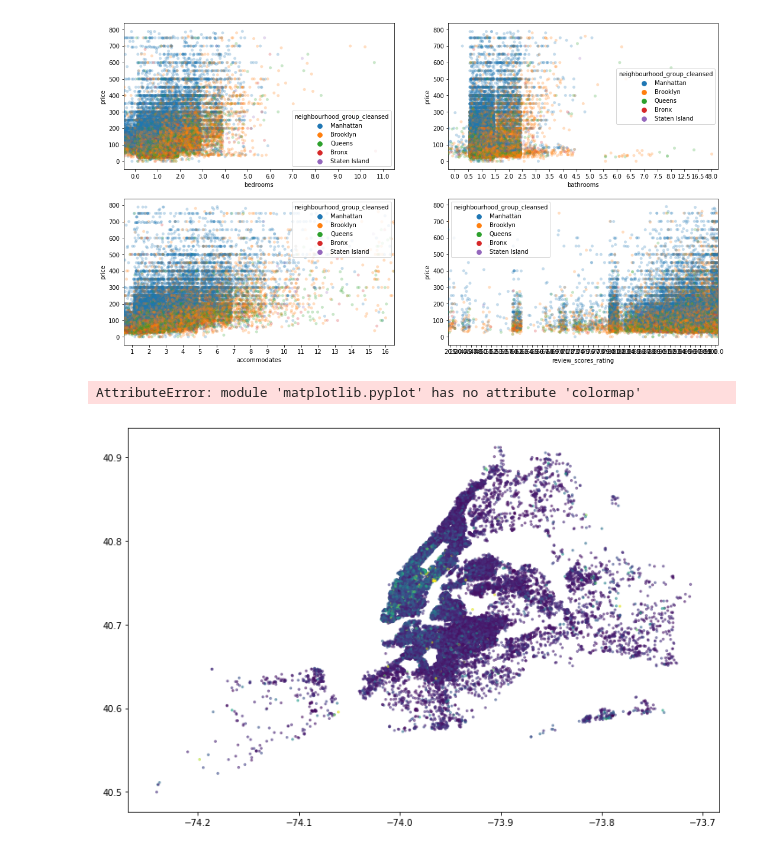
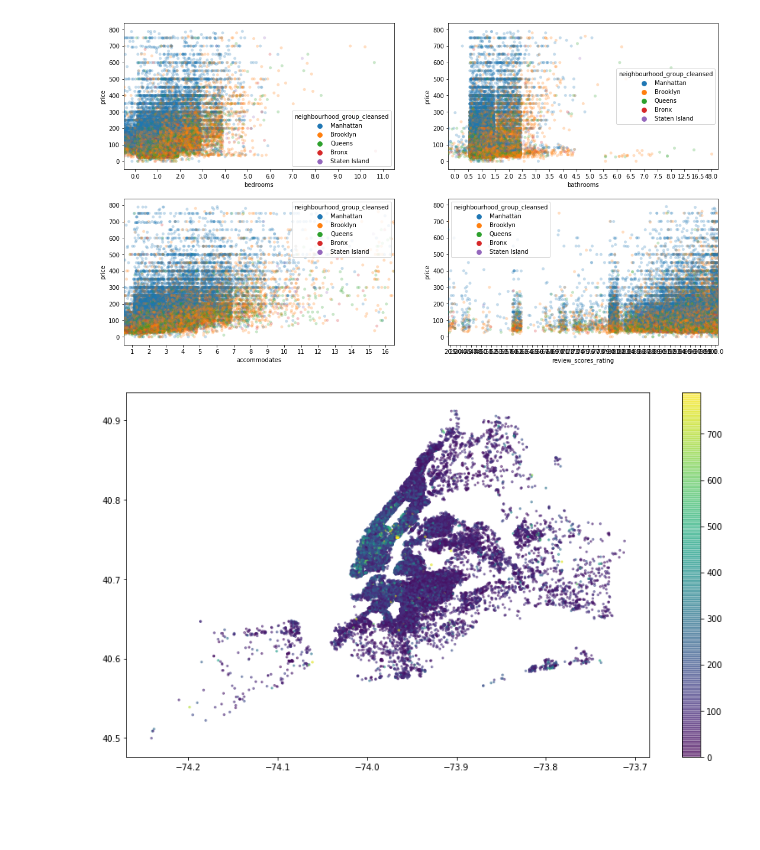
Before and after one commit to ajgiust/Airbnb_NYC, a Jupyter notebook: Project - Write a Data Science Blog Post.ipynb, the cells around one changed output. Saved outputs shown, nothing was run; the diff lists cells and outputs as text; code cells hidden in the pictures; blank space fills up the shorter version.

Commit message:
Add coordinate scatter plot

```diff
--- a/Project - Write a Data Science Blog Post.ipynb
+++ b/Project - Write a Data Science Blog Post.ipynb
@@ -510,15 +510,14 @@ axes[1,1] = sns.stripplot(x='review_scores_rating', y='price', hue='neighbourhoo
 # %% [output]
 [figure]
 # %%
-plt.subplots(figsize=(12,8))
+plt.subplots(figsize=(14,8))
 plt.scatter(x=listings_df_new['longitude'],
             y=listings_df_new['latitude'],
             c=listings_df_new['price'],
             s=5,
             cmap='viridis',
             vmin=0, vmax=listings_df_new['price'].max(),
             alpha=.5)
-plt.colormap()
+plt.colorbar();
 # %% [output]
-AttributeError: module 'matplotlib.pyplot' has no attribute 'colormap'
-[figure, old version]
+[figure, new version]
```
